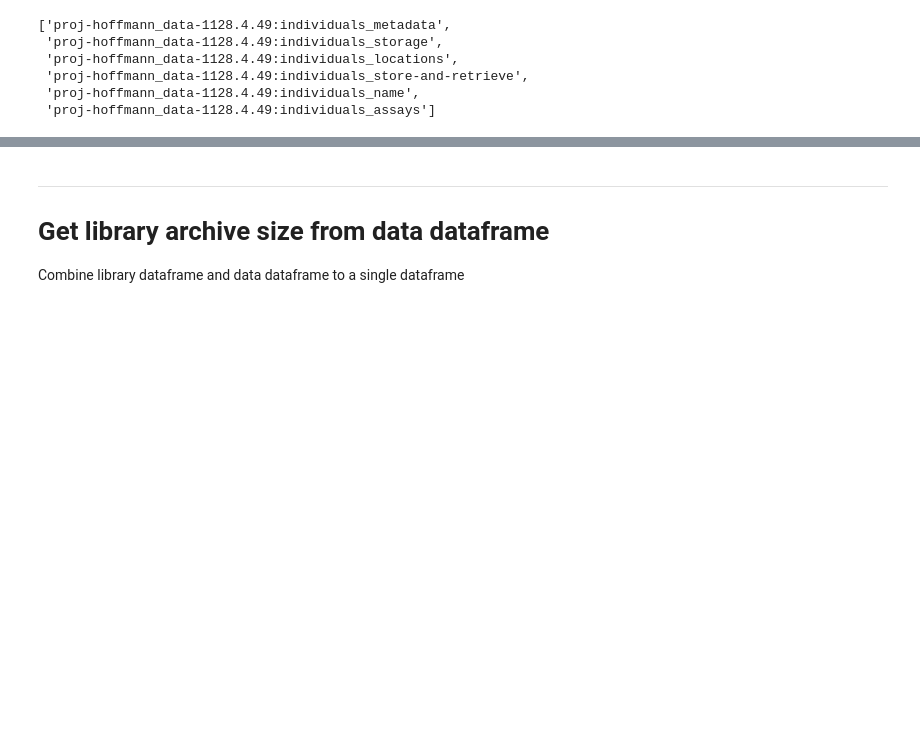
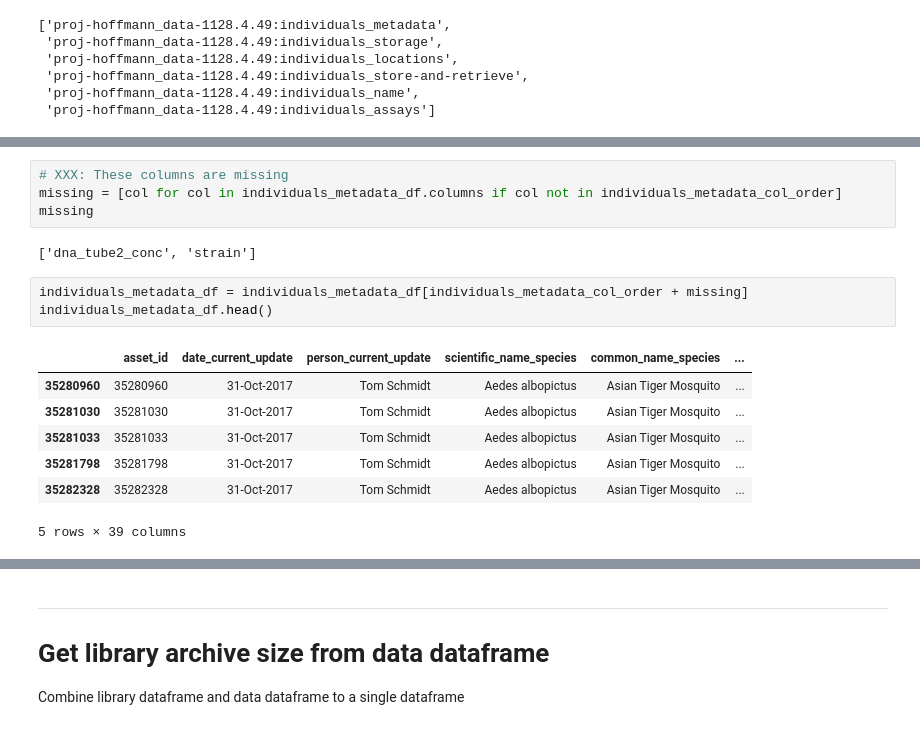
Before and after one commit to pearg/mediaflux_scripts, a Jupyter notebook: mediaflux_query_dump/mediaflux_query_dump.ipynb, the cells around one changed output, grey strips where cells are left out. Saved outputs shown, nothing was run; the diff lists cells and outputs as text; blank space fills up the shorter version.

```diff
--- a/mediaflux_query_dump/mediaflux_query_dump.ipynb
+++ b/mediaflux_query_dump/mediaflux_query_dump.ipynb
@@ -279,3 +317,20 @@ individuals_metadata_df.head()
+# %%
+# XXX: These columns are missing
+missing = [col for col in individuals_metadata_df.columns if col not in individuals_metadata_col_order]
+missing
+# %% [output]
+['dna_tube2_conc', 'strain']
+# %%
+individuals_metadata_df = individuals_metadata_df[individuals_metadata_col_order + missing]
+individuals_metadata_df.head()
+# %% [output]
+|  | asset_id | date_current_update | person_current_update | scientific_name_species | common_name_species | ... |
+| 35280960 | 35280960 | 31-Oct-2017 | Tom Schmidt | Aedes albopictus | Asian Tiger Mosquito | ... |
+| 35281030 | 35281030 | 31-Oct-2017 | Tom Schmidt | Aedes albopictus | Asian Tiger Mosquito | ... |
+| 35281033 | 35281033 | 31-Oct-2017 | Tom Schmidt | Aedes albopictus | Asian Tiger Mosquito | ... |
+| 35281798 | 35281798 | 31-Oct-2017 | Tom Schmidt | Aedes albopictus | Asian Tiger Mosquito | ... |
+| 35282328 | 35282328 | 31-Oct-2017 | Tom Schmidt | Aedes albopictus | Asian Tiger Mosquito | ... |
+5 rows × 39 columns
 # %%
 individuals_metadata_df.shape
 # %% [output]
```
Also changed, not shown: parts of 23 cells of this notebook.
